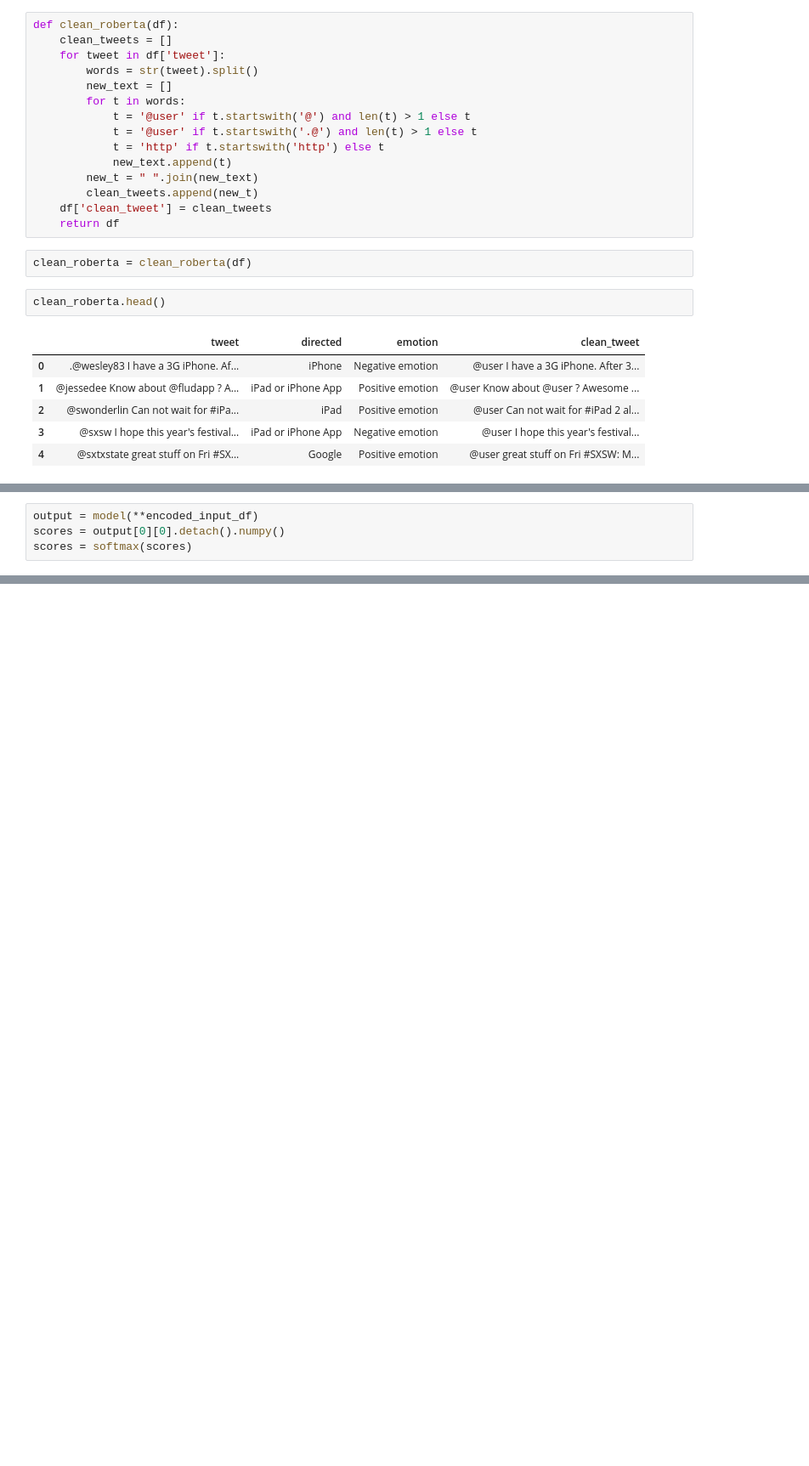
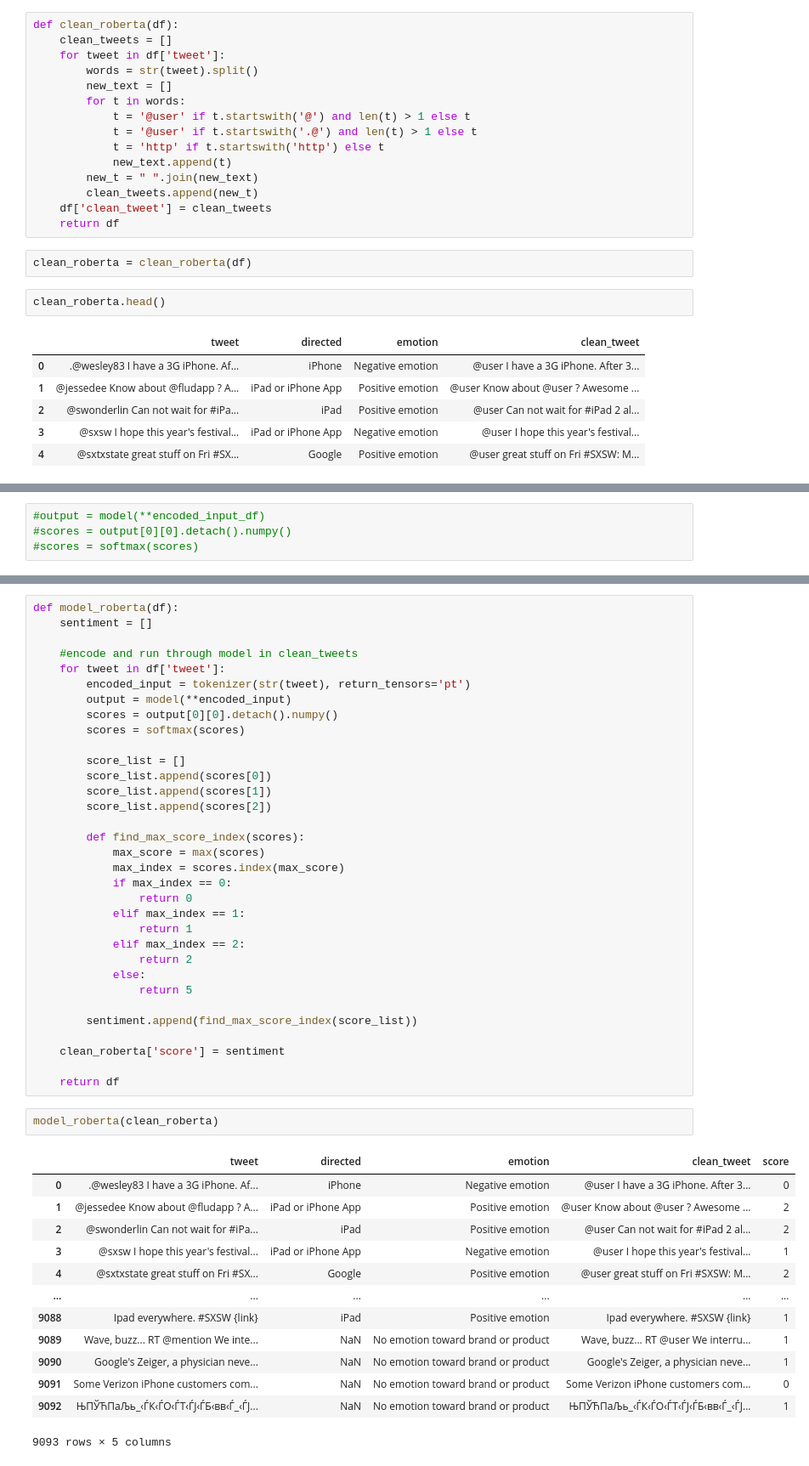
Before and after one commit to leo-schell/Phase4NLP, a Jupyter notebook: RoBerta.ipynb, the cells around one changed output, grey strips where cells are left out. Shown at 85% size. Drawn from its saved outputs; the diff is of its cells as text; blank space fills up the shorter version.

```diff
--- a/RoBerta.ipynb
+++ b/RoBerta.ipynb
@@ -144,4 +147,4 @@ Name: clean_tweet, dtype: object
 # %%
-output = model(**encoded_input_df)
-scores = output[0][0].detach().numpy()
-scores = softmax(scores)
+#output = model(**encoded_input_df)
+#scores = output[0][0].detach().numpy()
+#scores = softmax(scores)
@@ -149,0 +310,49 @@ TypeError: keywords must be strings
+# %%
+def model_roberta(df):
+    sentiment = []
+
+    #encode and run through model in clean_tweets
+    for tweet in df['tweet']:
+        encoded_input = tokenizer(str(tweet), return_tensors='pt')
+        output = model(**encoded_input)
+        scores = output[0][0].detach().numpy()
+        scores = softmax(scores)
+
+        score_list = []
+        score_list.append(scores[0])
+        score_list.append(scores[1])
+        score_list.append(scores[2])
+
+        def find_max_score_index(scores):
+            max_score = max(scores)
+            max_index = scores.index(max_score)
+            if max_index == 0:
+                return 0
+            elif max_index == 1:
+                return 1
+            elif max_index == 2:
+                return 2
+            else:
+                return 5
+
+        sentiment.append(find_max_score_index(score_list))
+
+    clean_roberta['score'] = sentiment
+
+    return df
+# %%
+model_roberta(clean_roberta)
+# %% [output]
+|  | tweet | directed | emotion | clean_tweet | score |
+| 0 | .@wesley83 I have a 3G iPhone. Af... | iPhone | Negative emotion | @user I have a 3G iPhone. After 3... | 0 |
+| 1 | @jessedee Know about @fludapp ? A... | iPad or iPhone App | Positive emotion | @user Know about @user ? Awesome ... | 2 |
+| 2 | @swonderlin Can not wait for #iPa... | iPad | Positive emotion | @user Can not wait for #iPad 2 al... | 2 |
+| 3 | @sxsw I hope this year's festival... | iPad or iPhone App | Negative emotion | @user I hope this year's festival... | 1 |
+| 4 | @sxtxstate great stuff on Fri #SX... | Google | Positive emotion | @user great stuff on Fri #SXSW: M... | 2 |
+| ... | ... | ... | ... | ... | ... |
+| 9088 | Ipad everywhere. #SXSW {link} | iPad | Positive emotion | Ipad everywhere. #SXSW {link} | 1 |
+| 9089 | Wave, buzz... RT @mention We inte... | NaN | No emotion toward brand or product | Wave, buzz... RT @user We interru... | 1 |
+| 9090 | Google's Zeiger, a physician neve... | NaN | No emotion toward brand or product | Google's Zeiger, a physician neve... | 1 |
+| 9091 | Some Verizon iPhone customers com... | NaN | No emotion toward brand or product | Some Verizon iPhone customers com... | 0 |
+| 9092 | ЊПЎЋПаЉь_‹ЃК‹ЃО‹ЃТ‹ЃЈ‹ЃБ‹вв‹Ѓ_‹ЃЈ... | NaN | No emotion toward brand or product | ЊПЎЋПаЉь_‹ЃК‹ЃО‹ЃТ‹ЃЈ‹ЃБ‹вв‹Ѓ_‹ЃЈ... | 1 |
+9093 rows × 5 columns
```
Also changed, not shown: parts of 18 cells of this notebook, 2 other files.
